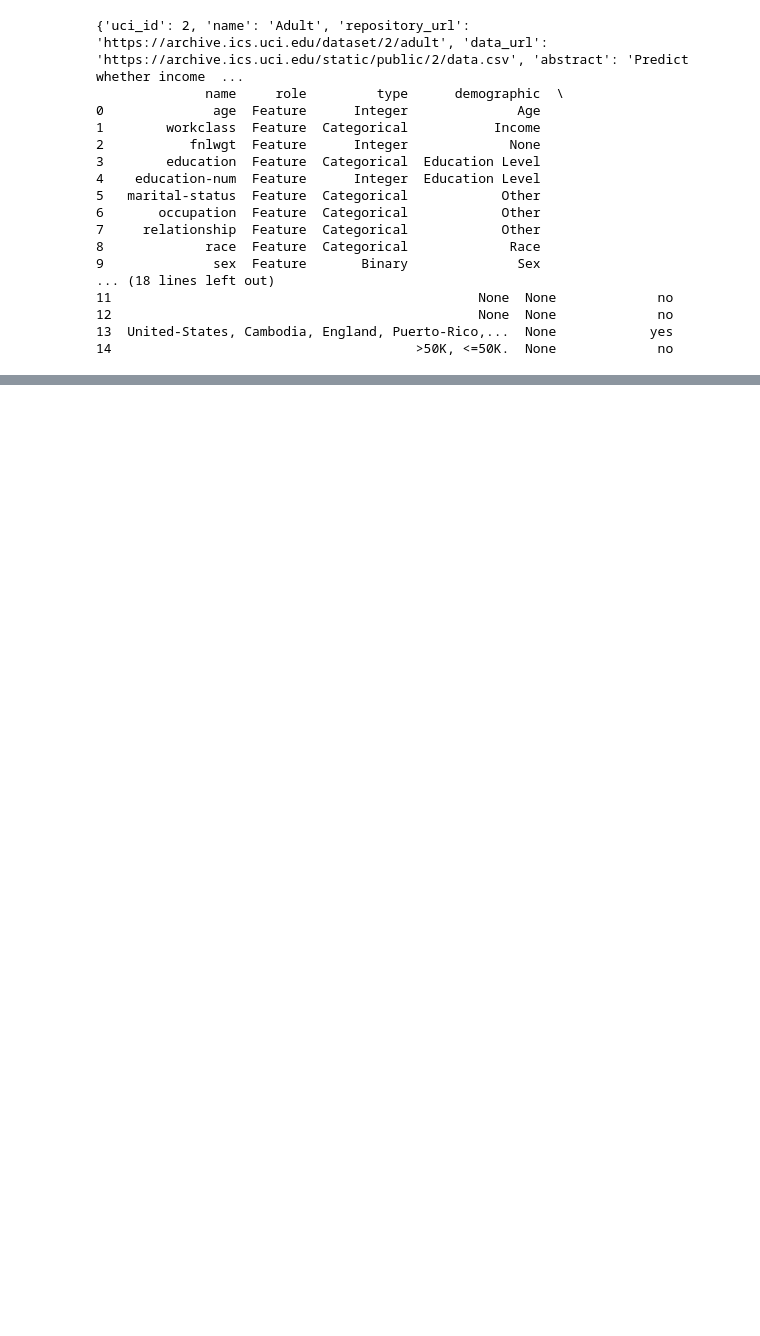
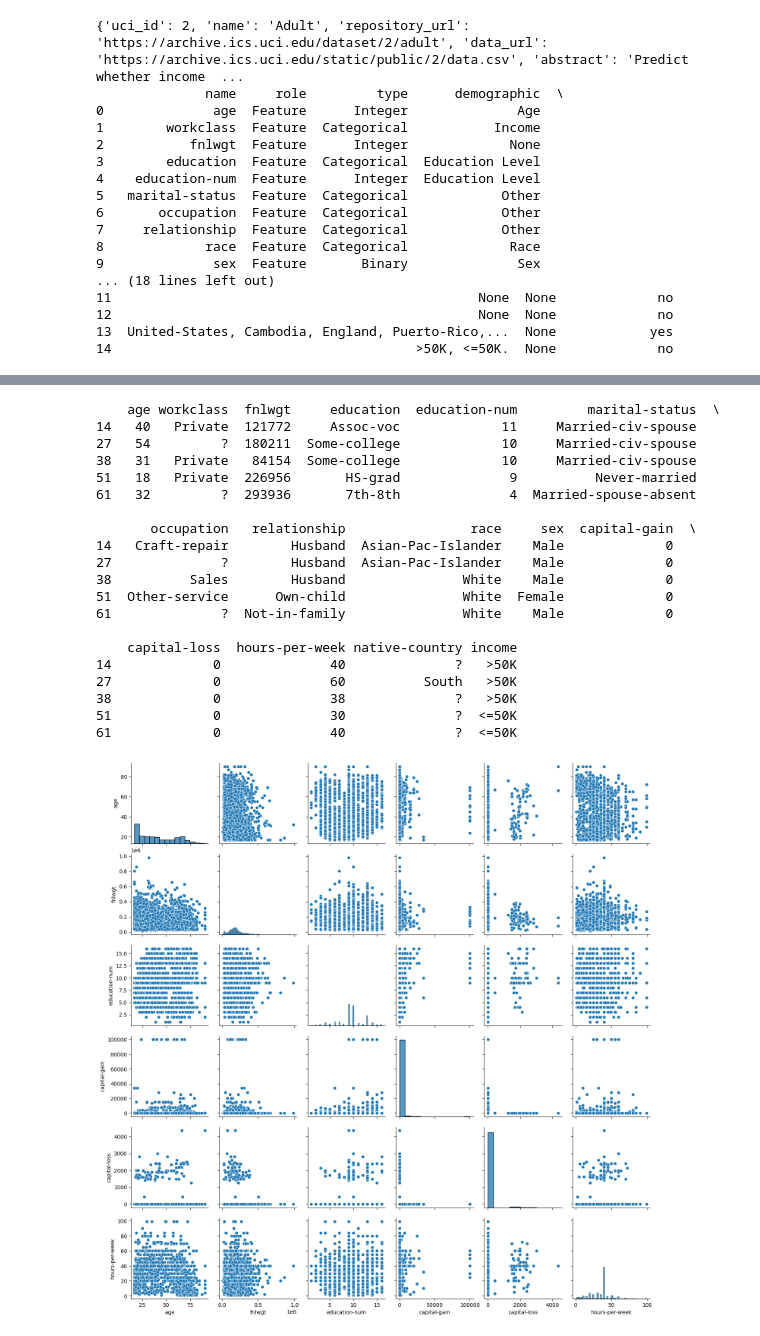
Before and after one commit to nogibjj/IDS705_FinalProject_Lemur_Team, a Jupyter notebook: EDA.ipynb, the cells around one changed output, grey strips where cells are left out. Cells and saved outputs as stored; diff of their text form; code cells hidden in the pictures; blank space fills up the shorter version.

```diff
--- a/EDA.ipynb
+++ b/EDA.ipynb
@@ -1,18 +6,14 @@
 # %%
-from ucimlrepo import fetch_ucirepo
-
-# pairplot of adult dataset
-import seaborn as sns
-import matplotlib.pyplot as plt
-import pandas as pd
-
 # fetch dataset
 adult = fetch_ucirepo(id=2)
 
 # data (as pandas dataframes)
 X = adult.data.features
 y = adult.data.targets
-
+# concatenate X and y
+data = pd.concat([X, y], axis=1)
+# save data to csv
+data.to_csv('adult.csv', index=False)
 # metadata
 print(adult.metadata)
 
@@ -38,0 +49,32 @@ print(adult.variables)
+# %%
+#summary on which rows with "?" in it
+print(data[data.isin(['?']).any(axis=1)].head())
+
+# extract the rows with "?" in it
+data = data[data.isin(['?']).any(axis=1)]
+data.to_csv('missing_data.csv', index=False)
+# plot on data with missing values
+sns.pairplot(data)
+plt.show()
+# %% [output]
+    age workclass  fnlwgt     education  education-num         marital-status  \
+14   40   Private  121772     Assoc-voc             11     Married-civ-spouse
+27   54         ?  180211  Some-college             10     Married-civ-spouse
+38   31   Private   84154  Some-college             10     Married-civ-spouse
+51   18   Private  226956       HS-grad              9          Never-married
+61   32         ?  293936       7th-8th              4  Married-spouse-absent
+
+       occupation   relationship                race     sex  capital-gain  \
+14   Craft-repair        Husband  Asian-Pac-Islander    Male             0
+27              ?        Husband  Asian-Pac-Islander    Male             0
+38          Sales        Husband               White    Male             0
+51  Other-service      Own-child               White  Female             0
+61              ?  Not-in-family               White    Male             0
+
+    capital-loss  hours-per-week native-country income
+14             0              40              ?   >50K
+27             0              60          South   >50K
+38             0              38              ?   >50K
+51             0              30              ?  <=50K
+61             0              40              ?  <=50K
+[figure, added]
```
Also changed, not shown: parts of 9 cells of this notebook, 2 other files.
